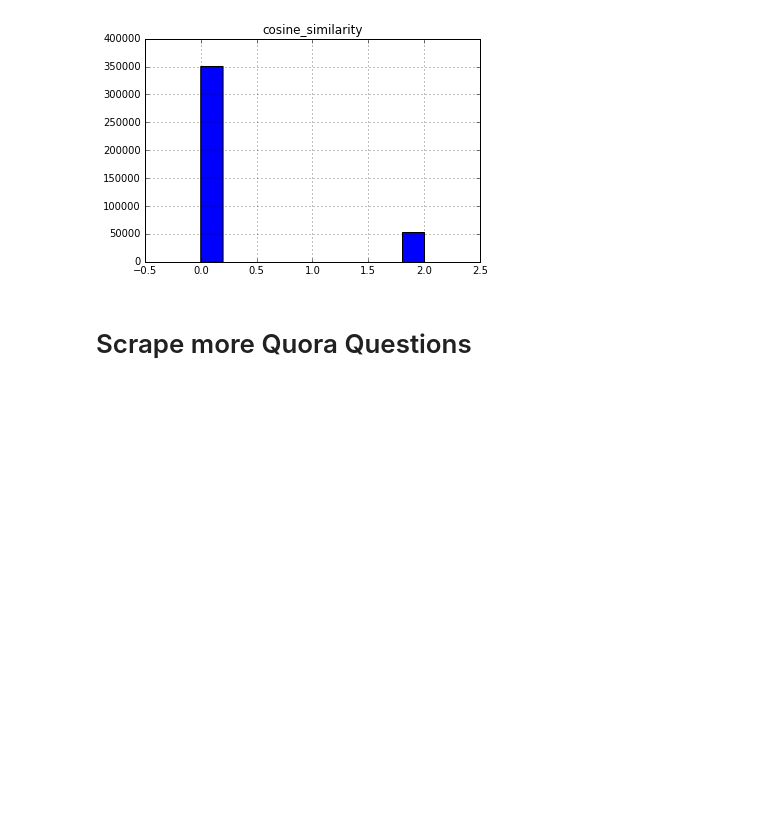
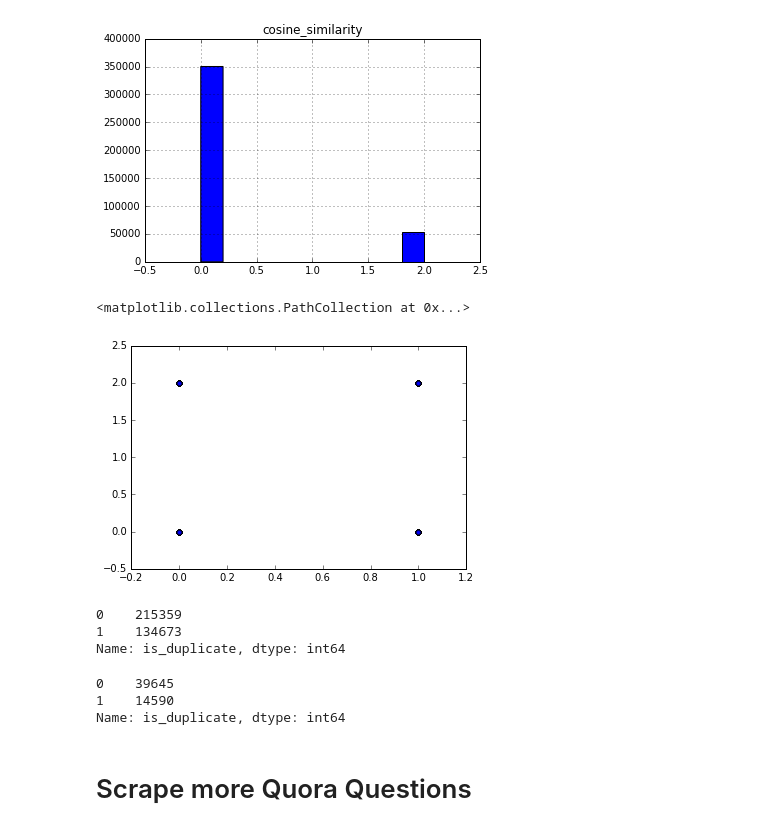
Before and after one commit to ingrid88/quora_kaggle, a Jupyter notebook: Quora Pairs.ipynb, the cells around one changed output. Cells and saved outputs as stored; diff of their text form; code cells hidden in the pictures; blank space fills up the shorter version.

```diff
--- a/Quora Pairs.ipynb
+++ b/Quora Pairs.ipynb
@@ -165,3 +164,20 @@ array([[<matplotlib.axes._subplots.AxesSubplot object at 0x...>]], dtype=object)
+# %%
+plt.scatter(x='is_duplicate', y='cosine_similarity', data=train, alpha=.1)
+# %% [output]
+<matplotlib.collections.PathCollection at 0x...>
+[figure, added]
+# %%
+train['is_duplicate'][train['cosine_similarity'] < 1].value_counts()
+# %% [output]
+0    215359
+1    134673
+Name: is_duplicate, dtype: int64
+# %%
+train['is_duplicate'][train['cosine_similarity'] > 1].value_counts()
+# %% [output]
+0    39645
+1    14590
+Name: is_duplicate, dtype: int64
 # %% [markdown]
 # Scrape more Quora Questions
 # %% [markdown]
```
Also changed, not shown: parts of 2 cells of this notebook.
